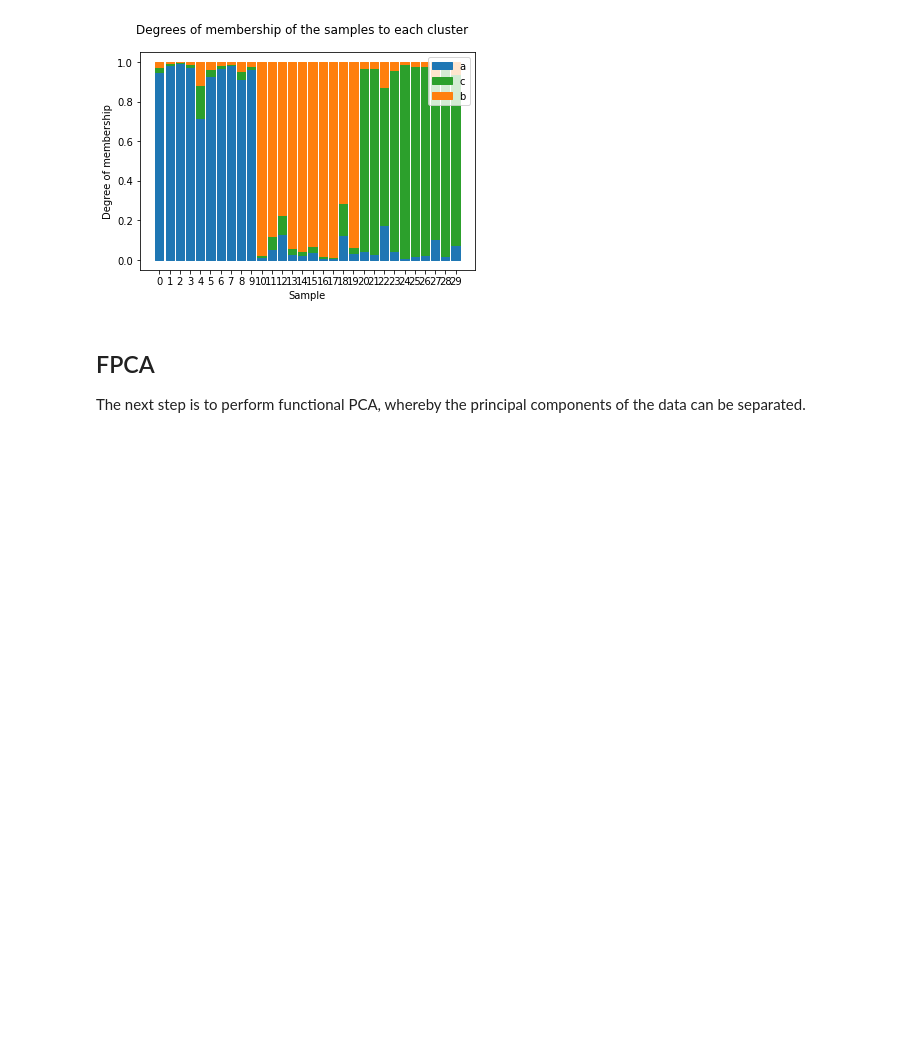
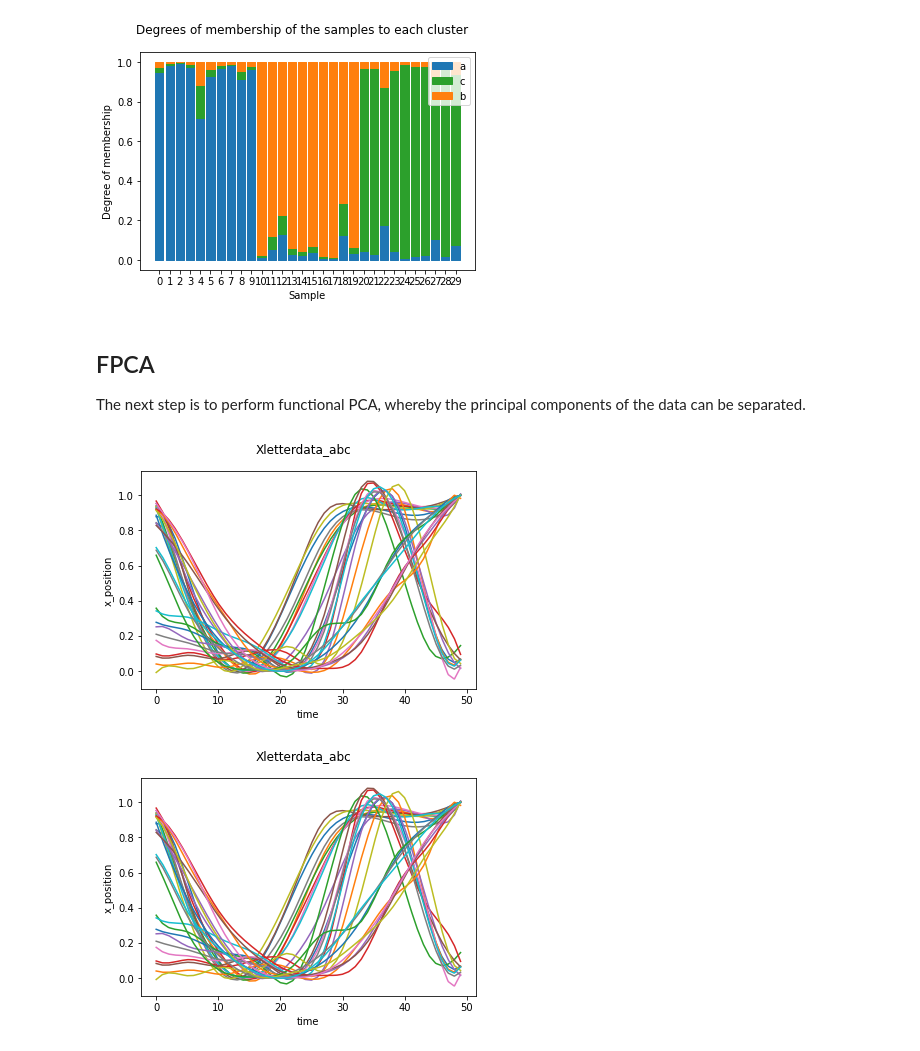
Before and after one commit to ruckapark/FDA, a Jupyter notebook: FDA_letter_classifiers.ipynb, the cells around one changed output. Drawn from its saved outputs; the diff is of its cells as text; code cells hidden in the pictures; blank space fills up the shorter version.

```diff
--- a/FDA_letter_classifiers.ipynb
+++ b/FDA_letter_classifiers.ipynb
@@ -333,3 +333,9 @@ from skfda.representation.basis import (
     FourierBasis,
     MonomialBasis,
 )
+# %%
+#reminder of original data
+X_FData.plot()
+# %% [output]
+[figure, added]
+[figure, added]
```
Also changed, not shown: parts of 16 cells of this notebook, 1 other file.
